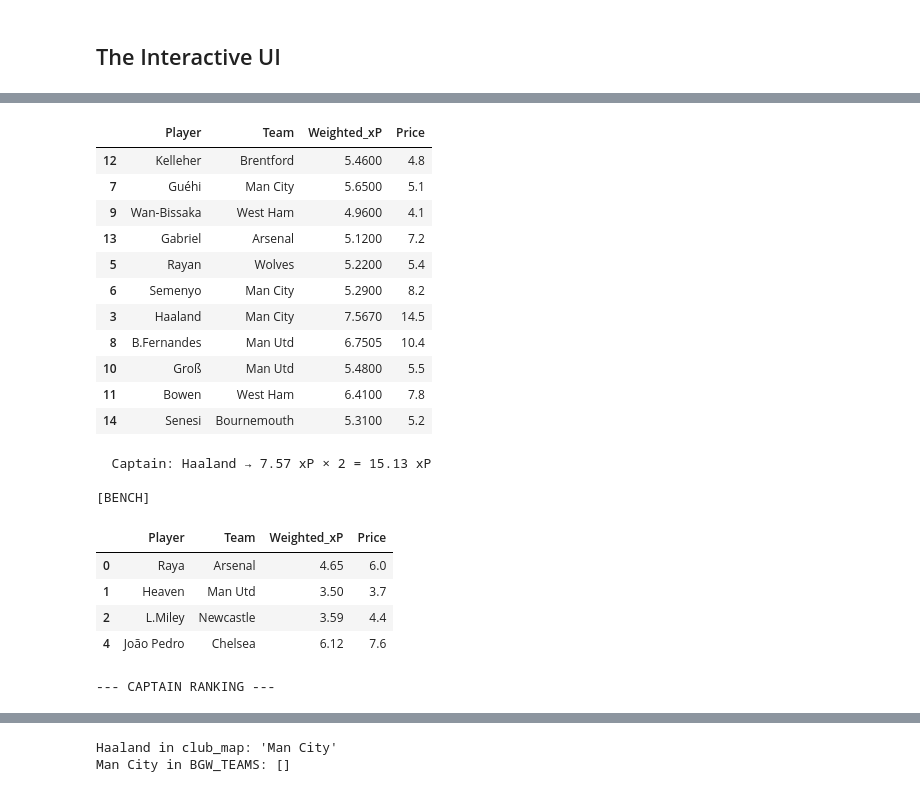
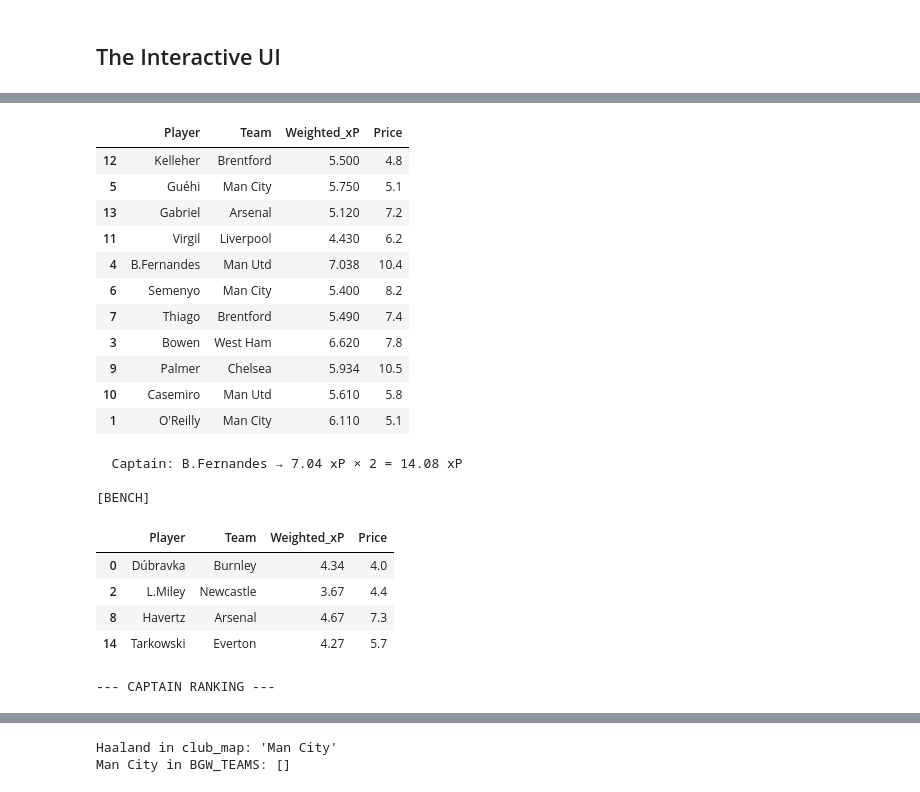
Before and after one commit to sophiedelrey/fpl_pipeline, a Jupyter notebook: models/forecaster_pro.ipynb, the cells around one changed output, grey strips where cells are left out. Drawn from its saved outputs; the diff is of its cells as text; code cells hidden in the pictures.

```diff
--- a/models/forecaster_pro.ipynb
+++ b/models/forecaster_pro.ipynb
@@ -15023,0 +16623,13 @@ Realistic expected range: 43.8–54.8 pts
+# %%
+# Search df_augmented for any Cherki-like name
+matches = df_augmented[
+    df_augmented['Web Name'].str.contains('herki|hierki|R.Ch', case=False, na=False, regex=True)
+]['Web Name'].unique()
+print(f"Cherki-like names in df_augmented: {matches}")
+
+# Check FPL API
+info = get_player_live_v2('Cherki')
+print(f"\nFPL API for 'Cherki':")
+for k, v in info.items():
+    if k in ['web_name', 'first_name', 'second_name', 'team_name', 'team', 'id', 'now_cost']:
+        print(f"  {k}: {v}")
@@ -15023,0 +16640,10 @@ Realistic expected range: 43.8–54.8 pts
+# %%
+# Find players in FPL API that aren't in df_augmented
+fpl_players = list(live_data.keys()) if isinstance(live_data, dict) else []
+df_aug_names = set(df_augmented[df_augmented['season'] == CURRENT_SEASON]['Web Name'].unique())
+
+missing = [p for p in fpl_players if p not in df_aug_names]
+print(f"FPL players not in df_augmented: {len(missing)}")
+for p in missing[:30]:
+    info = get_player_live_v2(p) if 'get_player_live_v2' in globals() else {}
+    print(f"  {p:<25} form={info.get('form', '?')} status={info.get('status', '?')}")
@@ -15023,0 +16727,19 @@ Realistic expected range: 43.8–54.8 pts
+# %%
+# Find every broken club_map entry using df_augmented as truth
+_actual = (
+    df_augmented[df_augmented['season'] == CURRENT_SEASON]
+    .sort_values('Gameweek', ascending=False)
+    .drop_duplicates('Web Name', keep='first')
+    .set_index('Web Name')['Player Team Name']
+    .to_dict()
+)
+
+broken = []
+for player, mapped in club_map.items():
+    actual = _actual.get(player)
+    if actual and mapped != actual:
+        broken.append((player, mapped, actual))
+
+print(f"Broken: {len(broken)} / {len(club_map)} players ({100*len(broken)/len(club_map):.1f}%)")
+for p, m, a in sorted(broken)[:50]:
+    print(f"  {p:<22} club_map={m:<18} actual={a}")
@@ -15059,7 +16799,7 @@ def render_free_hit_doubt_penalty():
         return
 
     budget_cap = 100.0
-    CURRENT_GW = globals().get('CURRENT_GW', 33)
+    CURRENT_GW = globals().get('CURRENT_GW', 34)
 
     if 'solve_wildcard_doubt_penalty' not in globals():
         display(HTML('<p style="color:red;">[ERROR] solve_wildcard_doubt_penalty not found. Run the doubt penalty cell first.</p>'))
@@ -15262,24 +17002,24 @@ EXPECTED STARTING 11 POINTS: 70.78
 
 [STARTING 11]
 |  | Player | Team | Weighted_xP | Price |
-| 12 | Kelleher | Brentford | 5.4600 | 4.8 |
-| 7 | Guéhi | Man City | 5.6500 | 5.1 |
-| 9 | Wan-Bissaka | West Ham | 4.9600 | 4.1 |
-| 13 | Gabriel | Arsenal | 5.1200 | 7.2 |
-| 5 | Rayan | Wolves | 5.2200 | 5.4 |
-| 6 | Semenyo | Man City | 5.2900 | 8.2 |
-| 3 | Haaland | Man City | 7.5670 | 14.5 |
-| 8 | B.Fernandes | Man Utd | 6.7505 | 10.4 |
-| 10 | Groß | Man Utd | 5.4800 | 5.5 |
-| 11 | Bowen | West Ham | 6.4100 | 7.8 |
-| 14 | Senesi | Bournemouth | 5.3100 | 5.2 |
+| 12 | Kelleher | Brentford | 5.500 | 4.8 |
+| 5 | Guéhi | Man City | 5.750 | 5.1 |
+| 13 | Gabriel | Arsenal | 5.120 | 7.2 |
+| 11 | Virgil | Liverpool | 4.430 | 6.2 |
+| 4 | B.Fernandes | Man Utd | 7.038 | 10.4 |
+| 6 | Semenyo | Man City | 5.400 | 8.2 |
+| 7 | Thiago | Brentford | 5.490 | 7.4 |
+| 3 | Bowen | West Ham | 6.620 | 7.8 |
+| 9 | Palmer | Chelsea | 5.934 | 10.5 |
+| 10 | Casemiro | Man Utd | 5.610 | 5.8 |
+| 1 | O'Reilly | Man City | 6.110 | 5.1 |
-  Captain: Haaland → 7.57 xP × 2 = 15.13 xP
+  Captain: B.Fernandes → 7.04 xP × 2 = 14.08 xP
 
 [BENCH]
 |  | Player | Team | Weighted_xP | Price |
-| 0 | Raya | Arsenal | 4.65 | 6.0 |
-| 1 | Heaven | Man Utd | 3.50 | 3.7 |
-| 2 | L.Miley | Newcastle | 3.59 | 4.4 |
-| 4 | João Pedro | Chelsea | 6.12 | 7.6 |
+| 0 | Dúbravka | Burnley | 4.34 | 4.0 |
+| 2 | L.Miley | Newcastle | 3.67 | 4.4 |
+| 8 | Havertz | Arsenal | 4.67 | 7.3 |
+| 14 | Tarkowski | Everton | 4.27 | 5.7 |
 --- CAPTAIN RANKING ---
 |  | Player | Weighted_xP | Haul_Prob (%) | AI_Blended_Score |
```
Also changed, not shown: parts of 129 cells of this notebook, 1 other file.
